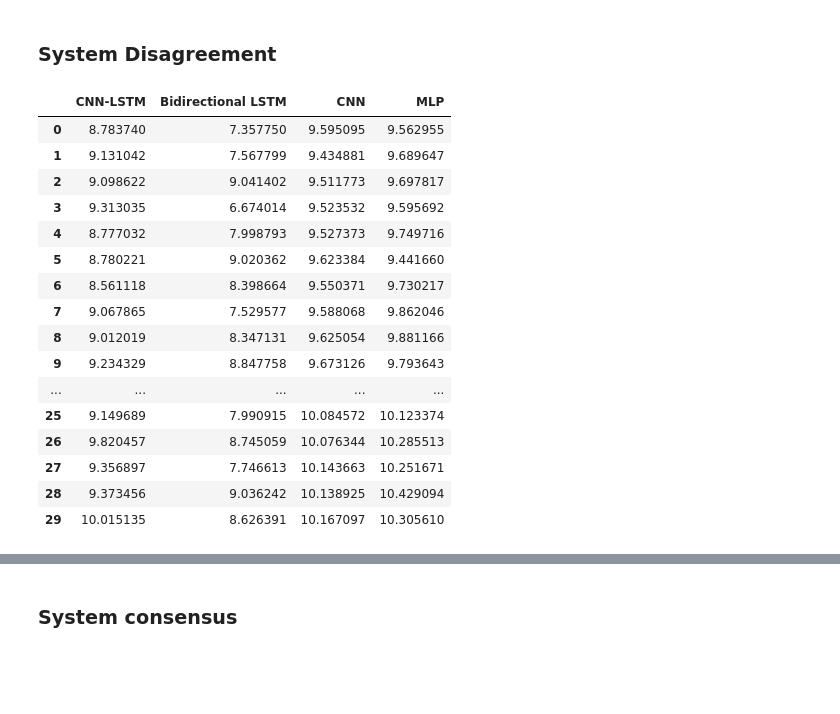
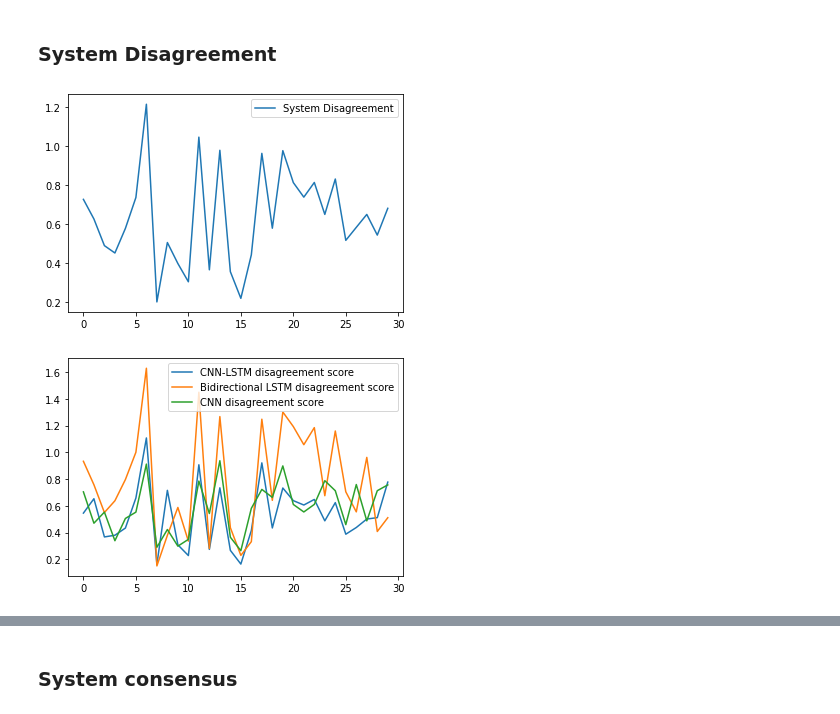
Before and after one commit to maxmekiska/arguing_predictors, a Jupyter notebook: notebooks/TestingEnviornment.ipynb, the cells around one changed output, grey strips where cells are left out. Drawn from its saved outputs; the diff is of its cells as text; code cells hidden in the pictures; blank space fills up the shorter version.

Commit message:
automated plotting of real vs prediction plots

```diff
--- a/notebooks/TestingEnviornment.ipynb
+++ b/notebooks/TestingEnviornment.ipynb
@@ -355,26 +342,11 @@ WARNING:tensorflow:7 out of the last 7 calls to <function Model.make_predict_fun
 #final_df = pd.concat([A, B, C], axis=1)
 # %% [markdown]
 ### System Disagreement
-# %%
-final_df2
-# %% [output]
-|  | CNN-LSTM | Bidirectional LSTM | CNN | MLP |
-| 0 | 8.783740 | 7.357750 | 9.595095 | 9.562955 |
-| 1 | 9.131042 | 7.567799 | 9.434881 | 9.689647 |
-| 2 | 9.098622 | 9.041402 | 9.511773 | 9.697817 |
-| 3 | 9.313035 | 6.674014 | 9.523532 | 9.595692 |
-| 4 | 8.777032 | 7.998793 | 9.527373 | 9.749716 |
-| 5 | 8.780221 | 9.020362 | 9.623384 | 9.441660 |
-| 6 | 8.561118 | 8.398664 | 9.550371 | 9.730217 |
-| 7 | 9.067865 | 7.529577 | 9.588068 | 9.862046 |
-| 8 | 9.012019 | 8.347131 | 9.625054 | 9.881166 |
-| 9 | 9.234329 | 8.847758 | 9.673126 | 9.793643 |
-| ... | ... | ... | ... | ... |
-| 25 | 9.149689 | 7.990915 | 10.084572 | 10.123374 |
-| 26 | 9.820457 | 8.745059 | 10.076344 | 10.285513 |
-| 27 | 9.356897 | 7.746613 | 10.143663 | 10.251671 |
-| 28 | 9.373456 | 9.036242 | 10.138925 | 10.429094 |
-| 29 | 10.015135 | 8.626391 | 10.167097 | 10.305610 |
+# %%
+system_disagreement(final_df)
+# %% [output]
+[figure, added]
+[figure, added]
 # %%
 system_disagreement(final_df2)
 # %% [output]
```
Also changed, not shown: parts of 23 cells of this notebook, 1 other file.
